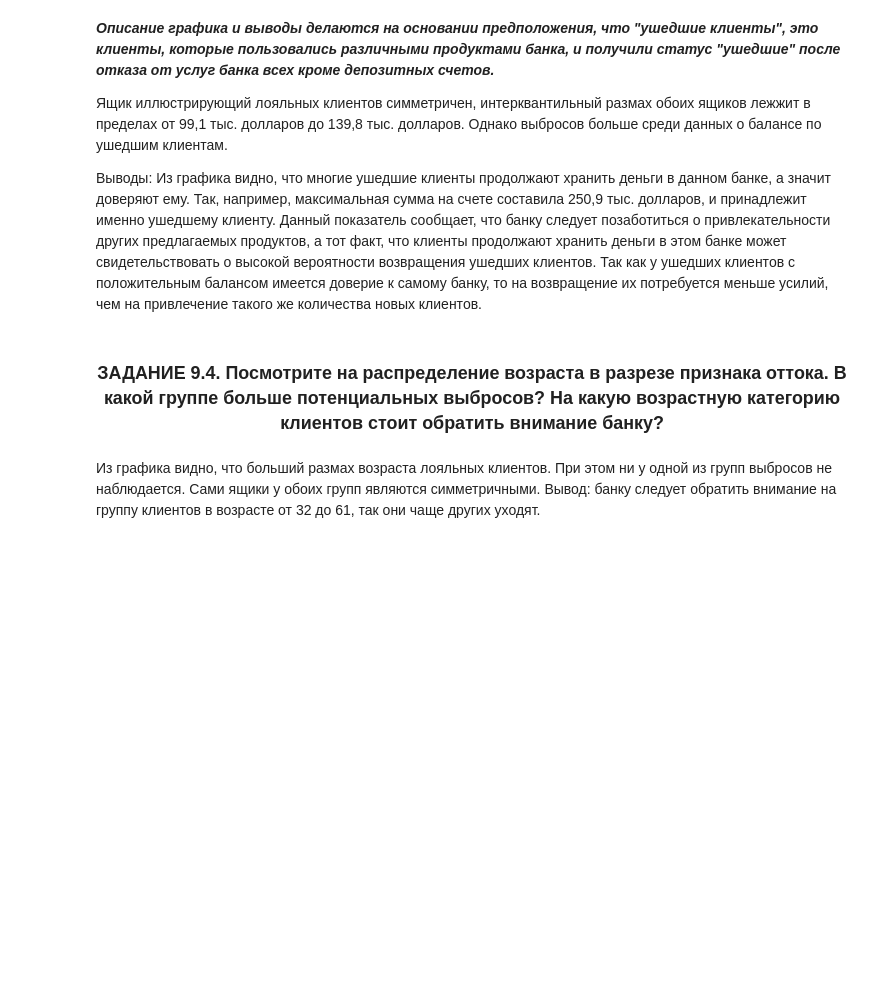
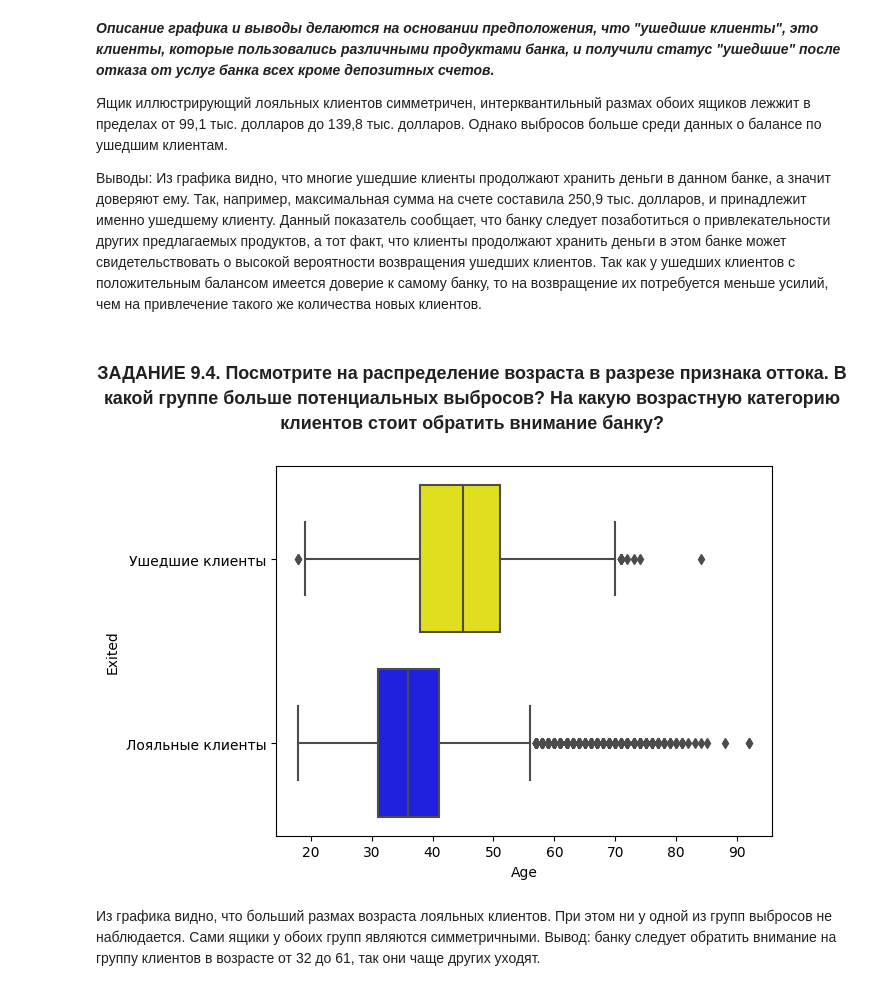
Before and after one commit to Oksana8346/project_1, a Jupyter notebook: my_work_visualization.ipynb, the cells around one changed output. Cells and saved outputs as stored; diff of their text form; code cells hidden in the pictures; blank space fills up the shorter version.

```diff
--- a/my_work_visualization.ipynb
+++ b/my_work_visualization.ipynb
@@ -88,3 +77,13 @@ fig.show()
+# %%
+boxplot = sns.boxplot(
+data=churn_data2,
+y='Exited',
+x='Age',
+orient='h',
+palette=['yellow', 'blue']
+)
+# %% [output]
+[figure, added]
 # %% [markdown]
 Из графика видно, что больший размах возраста лояльных клиентов. При этом ни у одной из групп выбросов не наблюдается. Сами ящики у обоих групп являются симметричными.
 Вывод: банку следует обратить внимание на группу клиентов в возрасте от 32 до 61, так они чаще других уходят.
```
Also changed, not shown: parts of 2 cells of this notebook.
